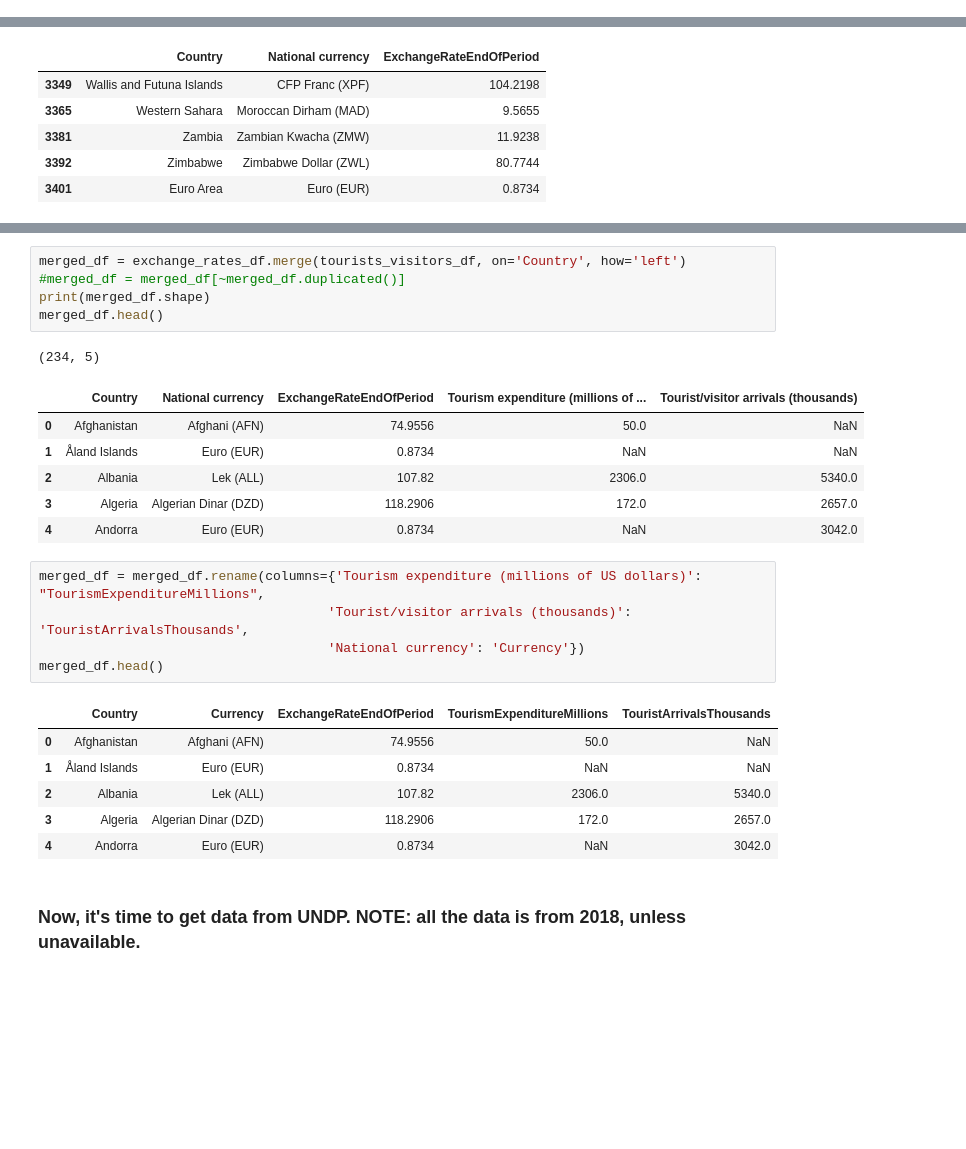
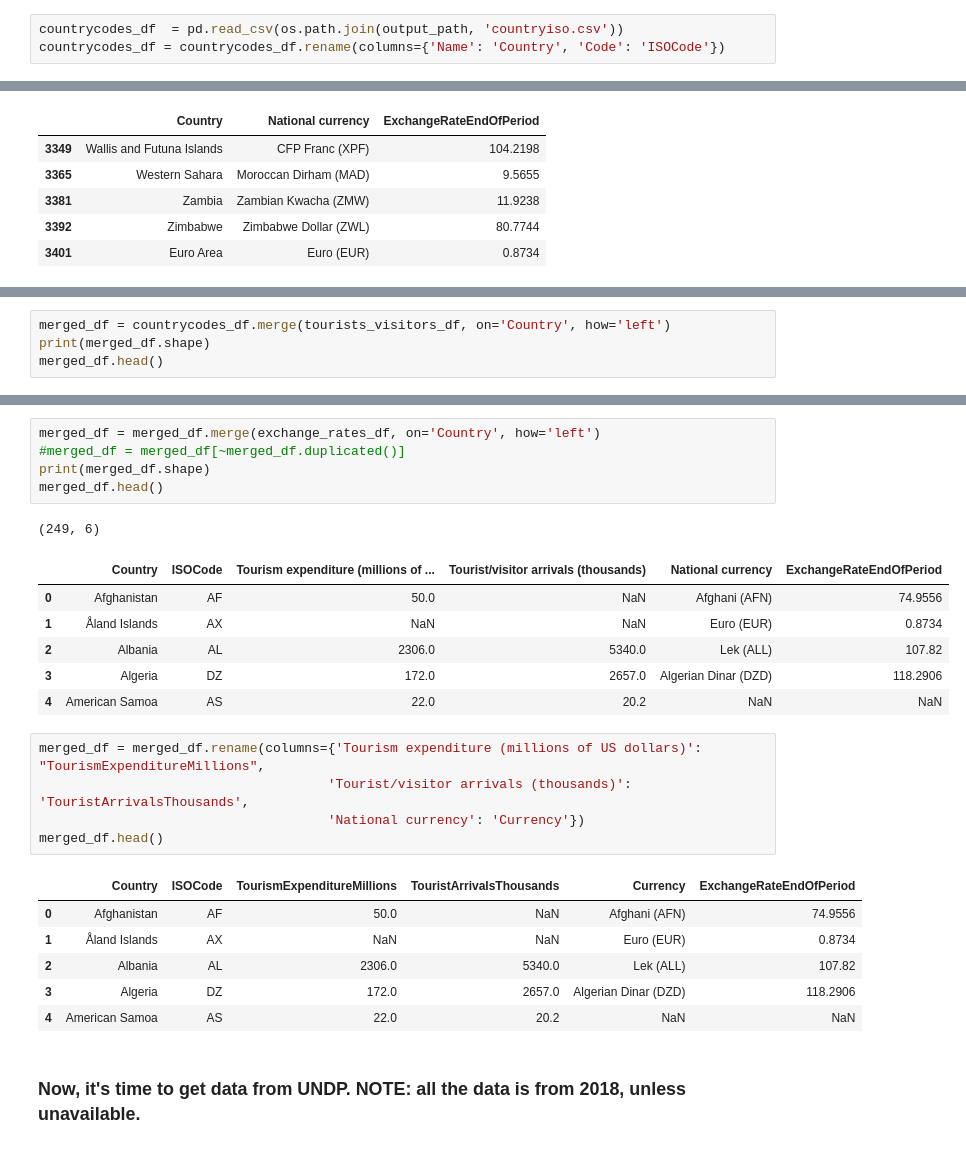
Before and after one commit to ashwath92/hotel-reviews-data-engineering-capstone, a Jupyter notebook: combine_country_data.ipynb, the cells around one changed output, grey strips where cells are left out. Drawn from its saved outputs; the diff is of its cells as text; blank space fills up the shorter version.

Commit message:
added iso data, renamed additional data sets ipynb

```diff
--- a/DataExploration/explore_undata.ipynb
+++ b/combine_country_data.ipynb
@@ -17,0 +20,3 @@ os.listdir(path1)
+# %%
+countrycodes_df  = pd.read_csv(os.path.join(output_path, 'countryiso.csv'))
+countrycodes_df = countrycodes_df.rename(columns={'Name': 'Country', 'Code': 'ISOCode'})
@@ -129,0 +148,4 @@ exchange_rates_df.tail()
+# %%
+merged_df = countrycodes_df.merge(tourists_visitors_df, on='Country', how='left')
+print(merged_df.shape)
+merged_df.head()
@@ -130,28 +160,28 @@ exchange_rates_df.tail()
 # %%
-merged_df = exchange_rates_df.merge(tourists_visitors_df, on='Country', how='left')
+merged_df = merged_df.merge(exchange_rates_df, on='Country', how='left')
 #merged_df = merged_df[~merged_df.duplicated()]
 print(merged_df.shape)
 merged_df.head()
 # %% [output]
-(234, 5)
+(249, 6)
-|  | Country | National currency | ExchangeRateEndOfPeriod | Tourism expenditure (millions of ... | Tourist/visitor arrivals (thousands) |
-| 0 | Afghanistan | Afghani (AFN) | 74.9556 | 50.0 | NaN |
-| 1 | Åland Islands | Euro (EUR) | 0.8734 | NaN | NaN |
-| 2 | Albania | Lek (ALL) | 107.82 | 2306.0 | 5340.0 |
-| 3 | Algeria | Algerian Dinar (DZD) | 118.2906 | 172.0 | 2657.0 |
-| 4 | Andorra | Euro (EUR) | 0.8734 | NaN | 3042.0 |
+|  | Country | ISOCode | Tourism expenditure (millions of ... | Tourist/visitor arrivals (thousands) | National currency | ExchangeRateEndOfPeriod |
+| 0 | Afghanistan | AF | 50.0 | NaN | Afghani (AFN) | 74.9556 |
+| 1 | Åland Islands | AX | NaN | NaN | Euro (EUR) | 0.8734 |
+| 2 | Albania | AL | 2306.0 | 5340.0 | Lek (ALL) | 107.82 |
+| 3 | Algeria | DZ | 172.0 | 2657.0 | Algerian Dinar (DZD) | 118.2906 |
+| 4 | American Samoa | AS | 22.0 | 20.2 | NaN | NaN |
 # %%
 merged_df = merged_df.rename(columns={'Tourism expenditure (millions of US dollars)': "TourismExpenditureMillions",
                                      'Tourist/visitor arrivals (thousands)': 'TouristArrivalsThousands',
                                      'National currency': 'Currency'})
 merged_df.head()
 # %% [output]
-|  | Country | Currency | ExchangeRateEndOfPeriod | TourismExpenditureMillions | TouristArrivalsThousands |
-| 0 | Afghanistan | Afghani (AFN) | 74.9556 | 50.0 | NaN |
-| 1 | Åland Islands | Euro (EUR) | 0.8734 | NaN | NaN |
-| 2 | Albania | Lek (ALL) | 107.82 | 2306.0 | 5340.0 |
-| 3 | Algeria | Algerian Dinar (DZD) | 118.2906 | 172.0 | 2657.0 |
-| 4 | Andorra | Euro (EUR) | 0.8734 | NaN | 3042.0 |
+|  | Country | ISOCode | TourismExpenditureMillions | TouristArrivalsThousands | Currency | ExchangeRateEndOfPeriod |
+| 0 | Afghanistan | AF | 50.0 | NaN | Afghani (AFN) | 74.9556 |
+| 1 | Åland Islands | AX | NaN | NaN | Euro (EUR) | 0.8734 |
+| 2 | Albania | AL | 2306.0 | 5340.0 | Lek (ALL) | 107.82 |
+| 3 | Algeria | DZ | 172.0 | 2657.0 | Algerian Dinar (DZD) | 118.2906 |
+| 4 | American Samoa | AS | 22.0 | 20.2 | NaN | NaN |
 # %% [markdown]
 ### Now, it's time to get data from UNDP. NOTE: all the data is from 2018, unless unavailable.
 # %%
```
Also changed, not shown: parts of 10 cells of this notebook.
